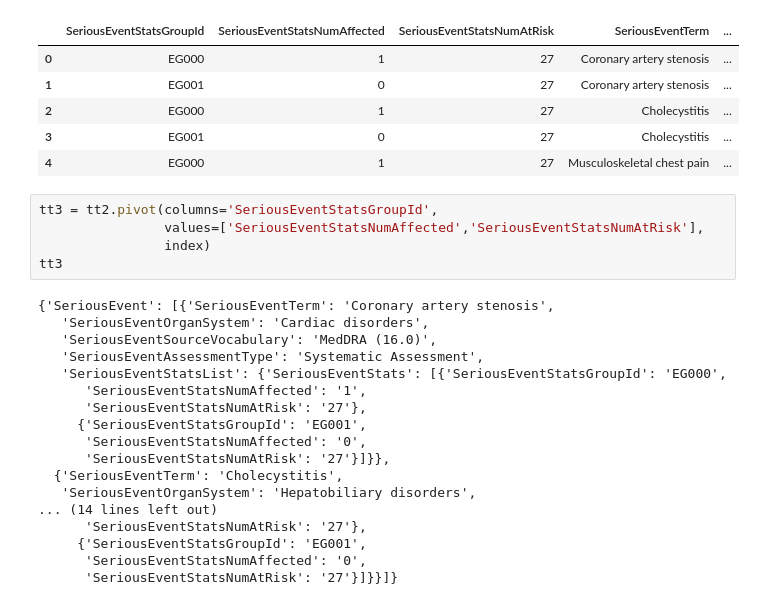
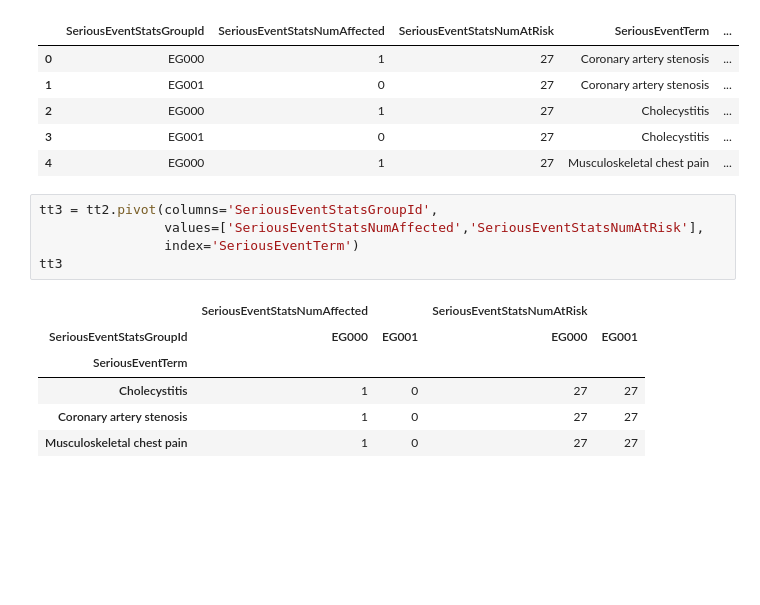
Before and after one commit to AksChougule/clinical-text, a Jupyter notebook: ct-gov-results/ct-gov-results-ae.ipynb, the cells around one changed output. Cells and saved outputs as stored; diff of their text form; blank space fills up the shorter version.

```diff
--- a/ct-gov-results/ct-gov-results-ae.ipynb
+++ b/ct-gov-results/ct-gov-results-ae.ipynb
@@ -148,23 +148,12 @@ tt2.head()
 # %%
 tt3 = tt2.pivot(columns='SeriousEventStatsGroupId',
                 values=['SeriousEventStatsNumAffected','SeriousEventStatsNumAtRisk'],
-                index)
+                index='SeriousEventTerm')
 tt3
 # %% [output]
-{'SeriousEvent': [{'SeriousEventTerm': 'Coronary artery stenosis',
-   'SeriousEventOrganSystem': 'Cardiac disorders',
-   'SeriousEventSourceVocabulary': 'MedDRA (16.0)',
-   'SeriousEventAssessmentType': 'Systematic Assessment',
-   'SeriousEventStatsList': {'SeriousEventStats': [{'SeriousEventStatsGroupId': 'EG000',
-      'SeriousEventStatsNumAffected': '1',
-      'SeriousEventStatsNumAtRisk': '27'},
-     {'SeriousEventStatsGroupId': 'EG001',
-      'SeriousEventStatsNumAffected': '0',
-      'SeriousEventStatsNumAtRisk': '27'}]}},
-  {'SeriousEventTerm': 'Cholecystitis',
-   'SeriousEventOrganSystem': 'Hepatobiliary disorders',
-... (14 lines left out)
-      'SeriousEventStatsNumAtRisk': '27'},
-     {'SeriousEventStatsGroupId': 'EG001',
-      'SeriousEventStatsNumAffected': '0',
-      'SeriousEventStatsNumAtRisk': '27'}]}}]}
+|  | SeriousEventStatsNumAffected |  | SeriousEventStatsNumAtRisk |  |
+| SeriousEventStatsGroupId | EG000 | EG001 | EG000 | EG001 |
+| SeriousEventTerm |  |  |  |  |
+| Cholecystitis | 1 | 0 | 27 | 27 |
+| Coronary artery stenosis | 1 | 0 | 27 | 27 |
+| Musculoskeletal chest pain | 1 | 0 | 27 | 27 |
```
